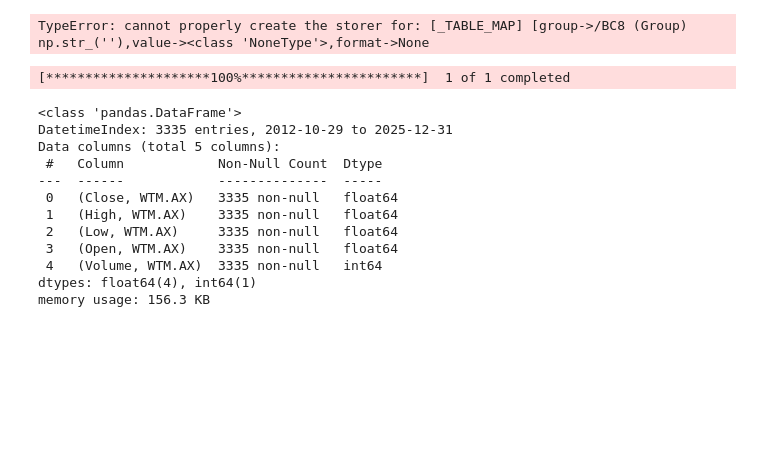
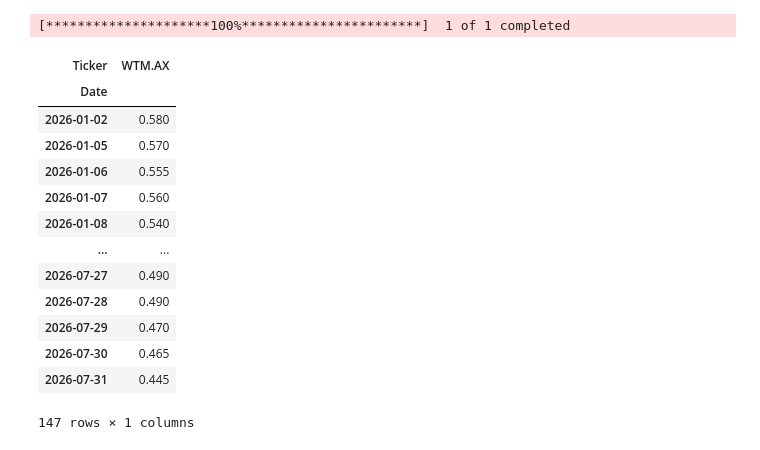
Before and after one commit to Peidon/guo, a Jupyter notebook: backend/labs/feature_engineering.ipynb, the cells around one changed output. Drawn from its saved outputs; the diff is of its cells as text; code cells hidden in the pictures; blank space fills up the shorter version.

```diff
--- a/backend/labs/feature_engineering.ipynb
+++ b/backend/labs/feature_engineering.ipynb
@@ -36,23 +17,19 @@ DATA_STORE = './asx_prices_database.h5'
-# %%
-with pd.HDFStore(DATA_STORE) as store:
-    # print(store.keys())
-    stock = store.get("/BC8")
-# %% [output]
-TypeError: cannot properly create the storer for: [_TABLE_MAP] [group->/BC8 (Group) np.str_(''),value-><class 'NoneType'>,format->None
 # %%
-df = yf.download("WTM.AX", start="2010-01-01", end="2026-01-01")
-df.info()
+df = yf.download("WTM.AX", start="2026-01-01", end="2026-08-01")
+df["Close"]
 # %% [output]
 [*********************100%***********************]  1 of 1 completed
+| Ticker | WTM.AX |
+| Date |  |
+| 2026-01-02 | 0.580 |
+| 2026-01-05 | 0.570 |
+| 2026-01-06 | 0.555 |
+| 2026-01-07 | 0.560 |
+| 2026-01-08 | 0.540 |
+| ... | ... |
+| 2026-07-27 | 0.490 |
+| 2026-07-28 | 0.490 |
+| 2026-07-29 | 0.470 |
+| 2026-07-30 | 0.465 |
+| 2026-07-31 | 0.445 |
-<class 'pandas.DataFrame'>
-DatetimeIndex: 3335 entries, 2012-10-29 to 2025-12-31
-Data columns (total 5 columns):
- #   Column            Non-Null Count  Dtype
----  ------            --------------  -----
- 0   (Close, WTM.AX)   3335 non-null   float64
- 1   (High, WTM.AX)    3335 non-null   float64
- 2   (Low, WTM.AX)     3335 non-null   float64
- 3   (Open, WTM.AX)    3335 non-null   float64
- 4   (Volume, WTM.AX)  3335 non-null   int64
-dtypes: float64(4), int64(1)
-memory usage: 156.3 KB
+147 rows × 1 columns
```
Also changed, not shown: parts of 9 cells of this notebook, 1 other file.
